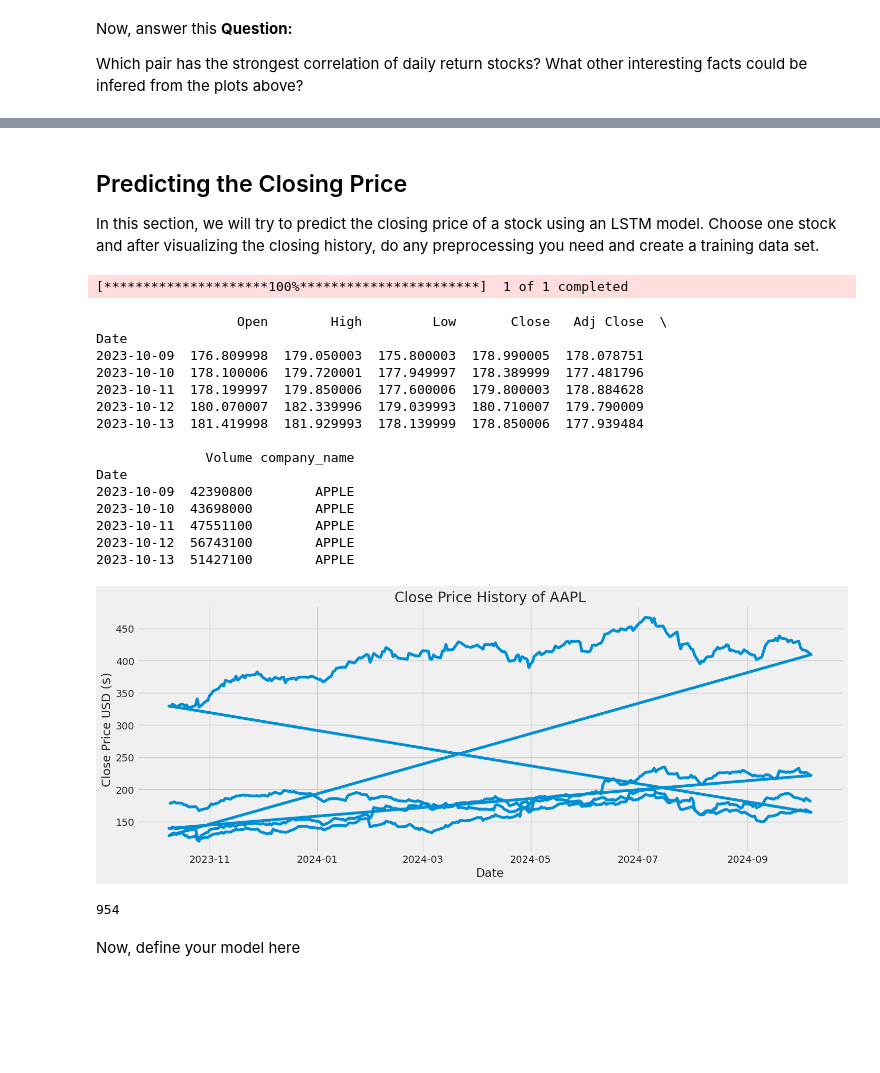
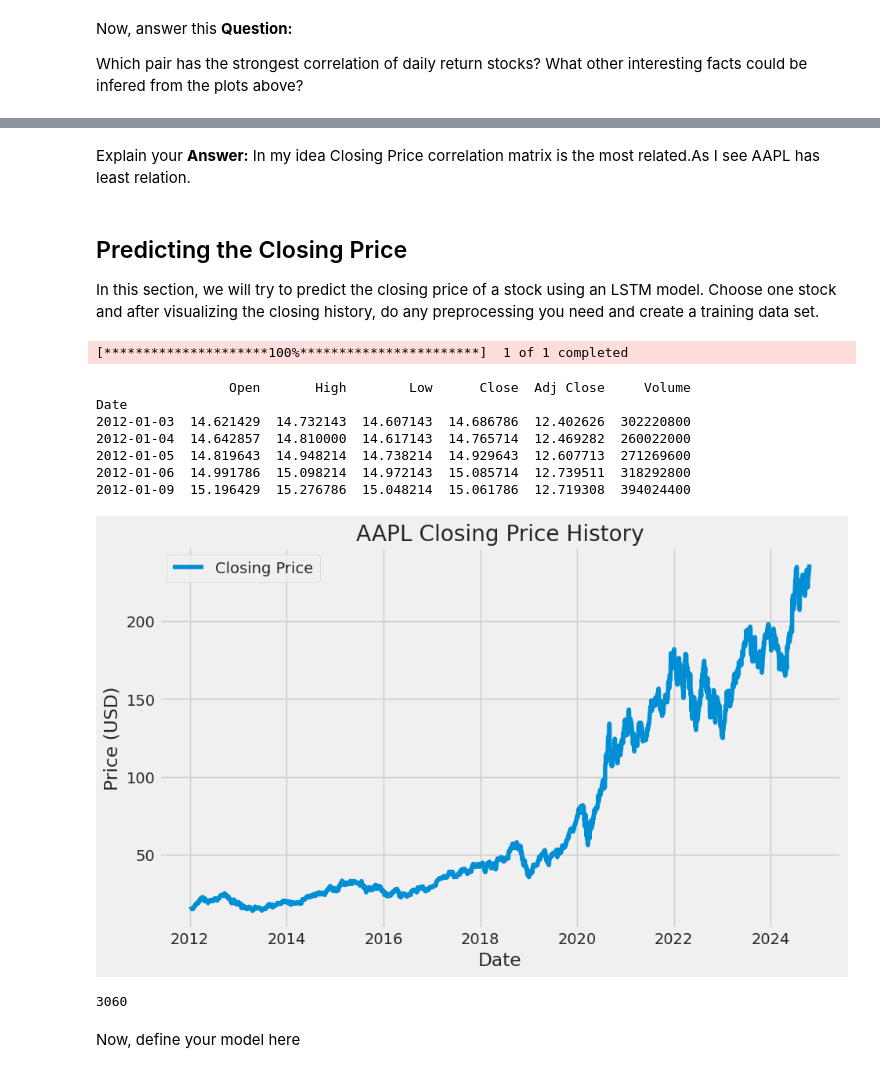
Before and after one commit to AmirHosseinNaghdi2003/Deep-Generative-Models, a Jupyter notebook: CHW1/DGM_HW1.ipynb, the cells around one changed output, grey strips where cells are left out. Saved outputs shown, nothing was run; the diff lists cells and outputs as text; code cells hidden in the pictures; blank space fills up the shorter version.

```diff
--- a/CHW1/DGM_HW1.ipynb
+++ b/CHW1/DGM_HW1.ipynb
@@ -533,47 +456,38 @@ By analyzing the correlation heatmaps of daily returns and closing prices, inves
+# %% [markdown]
+Explain your **Answer:**
+In my idea Closing Price correlation matrix is the most related.As I see AAPL has least relation.
 # %% [markdown]
 ## Predicting the Closing Price
 
 In this section, we will try to predict the closing price of a stock using an LSTM model. Choose one stock and after visualizing the closing history, do any preprocessing you need and create a training data set.
 # %%
 ##### Step 10: Download and display the head of a stock from Yahoo Finance (start='2012-01-01') #####
-import datetime
-
-# Download the stock data for the chosen stock (AAPL in this case) from Yahoo Finance
-stock = 'AAPL'
-df_stock = yf.download(stock, start='2012-01-01')
-
-# Display the first few rows of the data
-df_stock.head()
-
-# Display the head of the data
+import yfinance as yf
+start_date = '2012-01-01'
+df = yf.download('AAPL', start=start_date)
+# Display the head (first 5 rows) of the stock data
 print(df.head())
 # %% [output]
 [*********************100%***********************]  1 of 1 completed
-                  Open        High         Low       Close   Adj Close  \
+                 Open       High        Low      Close  Adj Close     Volume
 Date
-2023-10-09  176.809998  179.050003  175.800003  178.990005  178.078751
-2023-10-10  178.100006  179.720001  177.949997  178.389999  177.481796
-2023-10-11  178.199997  179.850006  177.600006  179.800003  178.884628
-2023-10-12  180.070007  182.339996  179.039993  180.710007  179.790009
-2023-10-13  181.419998  181.929993  178.139999  178.850006  177.939484
-
-              Volume company_name
-Date
-2023-10-09  42390800        APPLE
-2023-10-10  43698000        APPLE
-2023-10-11  47551100        APPLE
-2023-10-12  56743100        APPLE
-2023-10-13  51427100        APPLE
+2012-01-03  14.621429  14.732143  14.607143  14.686786  12.402626  302220800
+2012-01-04  14.642857  14.810000  14.617143  14.765714  12.469282  260022000
+2012-01-05  14.819643  14.948214  14.738214  14.929643  12.607713  271269600
+2012-01-06  14.991786  15.098214  14.972143  15.085714  12.739511  318292800
+2012-01-09  15.196429  15.276786  15.048214  15.061786  12.719308  394024400
 # %%
 ##### Step 11: Plot the closing price history of your stock #####
-plt.figure(figsize=(16, 6))
-plt.title('Close Price History of AAPL')
-plt.plot(df['Close'])
+plt.figure(figsize=(10,6))
+plt.plot(df['Close'], label='Closing Price')
+plt.title('AAPL Closing Price History')
 plt.xlabel('Date')
-plt.ylabel('Close Price USD ($)')
+plt.ylabel('Price (USD)')
+plt.legend()
+plt.grid(True)
 plt.show()
 # %% [output]
-[figure, old version]
+[figure, new version]
 # %%
 ##### Step 12: Preparing the data (Use a 95-5 Train/Test ratio) #####
 
@@ -587,7 +501,7 @@ training_data_len = int(np.ceil(len(dataset) * .95))
 
 print(training_data_len)  # Display the length for verification
 # %% [output]
-954
+3060
 # %%
 ##### Step 13: Scaling the data #####
 
```
Also changed, not shown: parts of 51 cells of this notebook.
